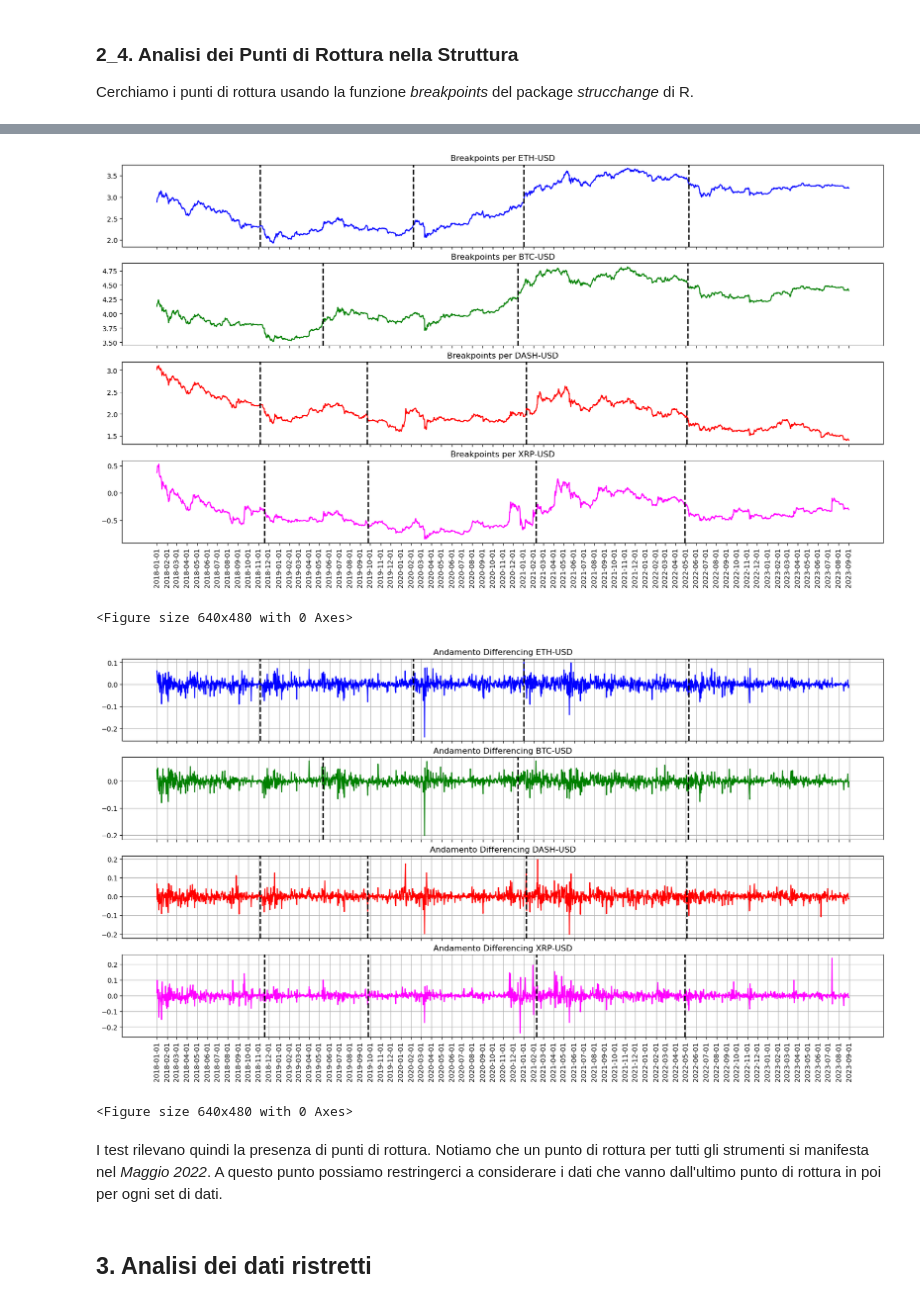
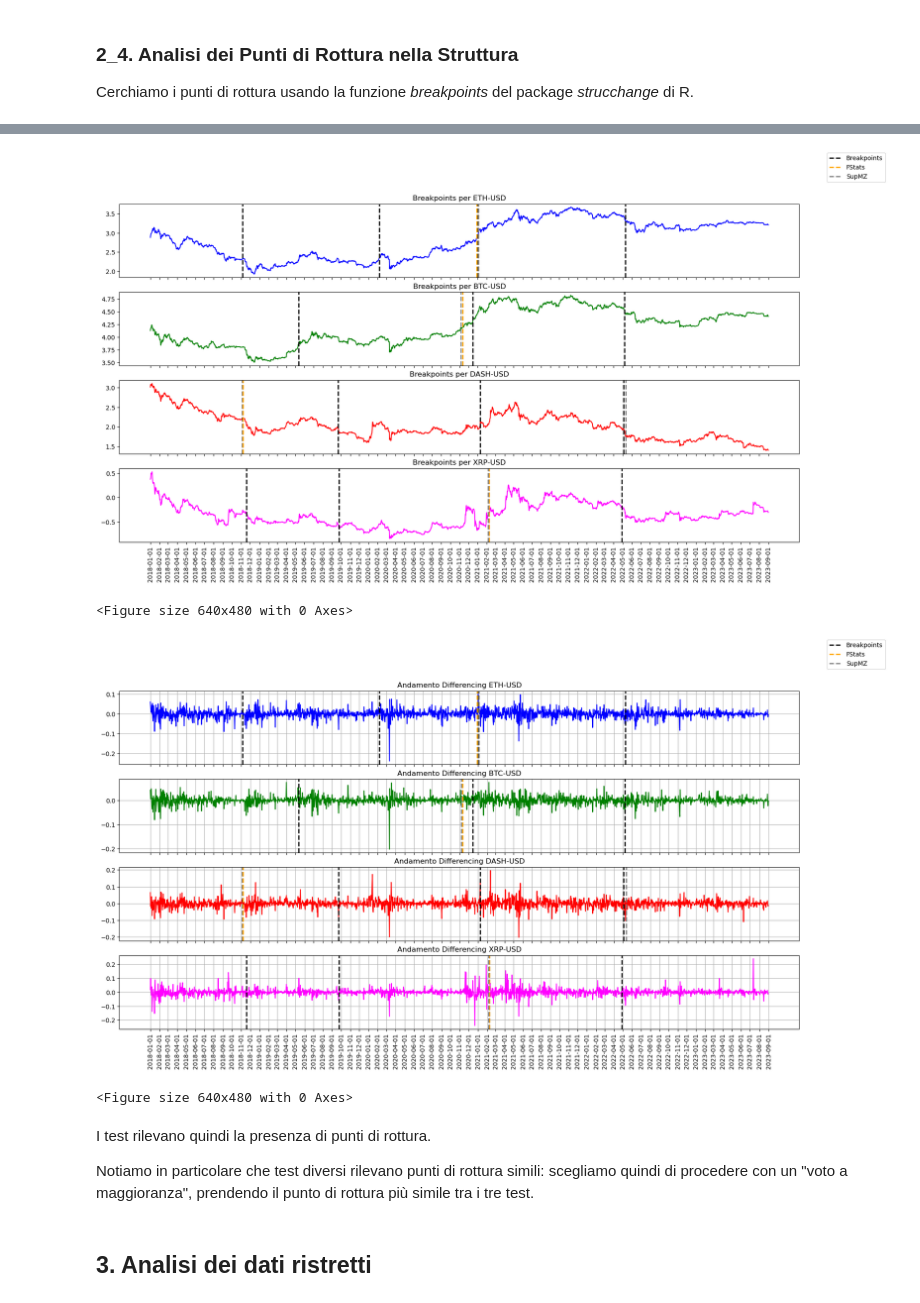
Before and after one commit to SimoneNicosanti/MPSMF_Project, a Jupyter notebook: Progetto.ipynb, the cells around one changed output, grey strips where cells are left out. Saved outputs shown, nothing was run; the diff lists cells and outputs as text; code cells hidden in the pictures.

Commit message:
Other structural break tests P.2
Co-authored-by: Edoardo Manenti <EdoMan000@users.noreply.github.com>

```diff
--- a/Progetto.ipynb
+++ b/Progetto.ipynb
@@ -745,11 +750,19 @@ RRuntimeError: Errore in model.frame.default(formula = formula, data = data, sub
 # %%
-breakPointsTable = buildTable("Structural Breakpoints", ["Crypto", "Breakpoint Dates"], ["left", "right"])
+breakPointsTable = buildTable("Structural Breakpoints", ["Crypto", "Breakpoint", "FStats", "SupMZ"], ["left", "right", "right", "right"])
 for crypto in cryptoList :
-    datesString = "| "
-    for breakpoint in cryptoBreakPointsDict[crypto] :
+    datesString_1 = "| "
+    datesString_2 = "| "
+    datesString_3 = "| "
+    for breakpoint in cryptoBreakPointsDict_1[crypto] :
         date = cryptoDataFrameDict[crypto]["Date"].loc[breakpoint]
-        datesString += date + " | "
-    breakPointsTable.add_row(crypto, datesString)
+        datesString_1 += date + " | "
+    for breakpoint in cryptoBreakPointsDict_2[crypto] :
+        date = cryptoDataFrameDict[crypto]["Date"].loc[breakpoint]
+        datesString_2 += date + " | "
+    for breakpoint in cryptoBreakPointsDict_3[crypto] :
+        date = cryptoDataFrameDict[crypto]["Date"].loc[breakpoint]
+        datesString_3 += date + " | "
+    breakPointsTable.add_row(crypto, datesString_1, datesString_2, datesString_3)
 
 console = Console()
 console.print(breakPointsTable)
@@ -766,55 +779,77 @@ console.print(breakPointsTable)
 # %%
 colors = ["blue", "green", "red", "fuchsia"]
+
 figure, axs = plt.subplots(nrows = len(cryptoList), sharex = True, figsize = (20,10))
 
 xtickPoints = cryptoDataFrameDict["ETH-USD"]["Date"]
 xtickPoints = xtickPoints[xtickPoints.str.endswith("01") == 1]
 i = 0
+legend_1 = True
+legend_2 = True
+legend_3 = True
 for crypto in cryptoList :
     axs[i].plot(cryptoDataFrameDict[crypto]["LogClosePrice"], color = colors[i % len(colors)])
     axs[i].set_title("Breakpoints per " + crypto)
     # axs[i].grid(True)
 
-    for breakpoint in cryptoBreakPointsDict[crypto] :
-        axs[i].axvline(x = breakpoint, color = "black", linestyle = "--", linewidth = "2")
-
+    for breakpoint in cryptoBreakPointsDict_1[crypto] :
+        axs[i].axvline(x = breakpoint, color = "black", linestyle = "--", linewidth = "2", label = "Breakpoints" if legend_1 else None)
+        legend_1 = False
+    for breakpoint in cryptoBreakPointsDict_2[crypto] :
+        axs[i].axvline(x = breakpoint, color = "orange", linestyle = "--", linewidth = "2", label = "FStats" if legend_2 else None)
+        legend_2 = False
+    for breakpoint in cryptoBreakPointsDict_3[crypto] :
+        axs[i].axvline(x = breakpoint, color = "gray", linestyle = "--", linewidth = "2", label = "SupMZ" if legend_3 else None)
+        legend_3 = False
     i += 1
+figure.legend()
 
 axs[len(cryptoList) - 1].set_xticks(xtickPoints.index)
 axs[len(cryptoList) - 1].set_xticklabels(xtickPoints.values, rotation = 90)
 
 plt.show()
 plt.clf()
 
 
 figure, axs = plt.subplots(nrows = len(cryptoList), sharex = True, figsize = (20,10))
 
 xtickPoints = cryptoDataFrameDict["ETH-USD"]["Date"]
 xtickPoints = xtickPoints[xtickPoints.str.endswith("01") == 1]
 i = 0
+legend_1 = True
+legend_2 = True
+legend_3 = True
 for crypto in cryptoList :
     axs[i].plot(differencingDict[crypto], color = colors[i % len(colors)])
     axs[i].set_title("Andamento Differencing " + crypto)
     axs[i].grid(True)
 
-    for breakpoint in cryptoBreakPointsDict[crypto] :
-        axs[i].axvline(x = breakpoint, color = "black", linestyle = "--", linewidth = "2")
+    for breakpoint in cryptoBreakPointsDict_1[crypto] :
+        axs[i].axvline(x = breakpoint, color = "black", linestyle = "--", linewidth = "2", label = "Breakpoints" if legend_1 else None)
+        legend_1 = False
+    for breakpoint in cryptoBreakPointsDict_2[crypto] :
+        axs[i].axvline(x = breakpoint, color = "orange", linestyle = "--", linewidth = "2", label = "FStats" if legend_2 else None)
+        legend_2 = False
+    for breakpoint in cryptoBreakPointsDict_3[crypto] :
+        axs[i].axvline(x = breakpoint, color = "gray", linestyle = "--", linewidth = "2", label = "SupMZ" if legend_3 else None)
+        legend_3 = False
 
     i += 1
+figure.legend()
 
 axs[len(cryptoList) - 1].set_xticks(xtickPoints.index)
 axs[len(cryptoList) - 1].set_xticklabels(xtickPoints.values, rotation = 90)
 
 plt.show()
 plt.clf()
 # %% [output]
-[figure, old version]
+[figure, new version]
 <Figure size 640x480 with 0 Axes>
-[figure, old version]
+[figure, new version]
 <Figure size 640x480 with 0 Axes>
-# %% [markdown]
-I test rilevano quindi la presenza di punti di rottura.
-Notiamo che un punto di rottura per tutti gli strumenti si manifesta nel *Maggio 2022*.
-A questo punto possiamo restringerci a considerare i dati che vanno dall'ultimo punto di rottura in poi per ogni set di dati.
+# %% [markdown]
+I test rilevano quindi la presenza di punti di rottura.
+
+Notiamo in particolare che test diversi rilevano punti di rottura simili: scegliamo quindi di procedere con un "voto a maggioranza", prendendo il punto di rottura più simile tra i tre test.
 # %% [markdown]
 ## 3. Analisi dei dati ristretti
```
Also changed, not shown: parts of 13 cells of this notebook, 2 other files.
